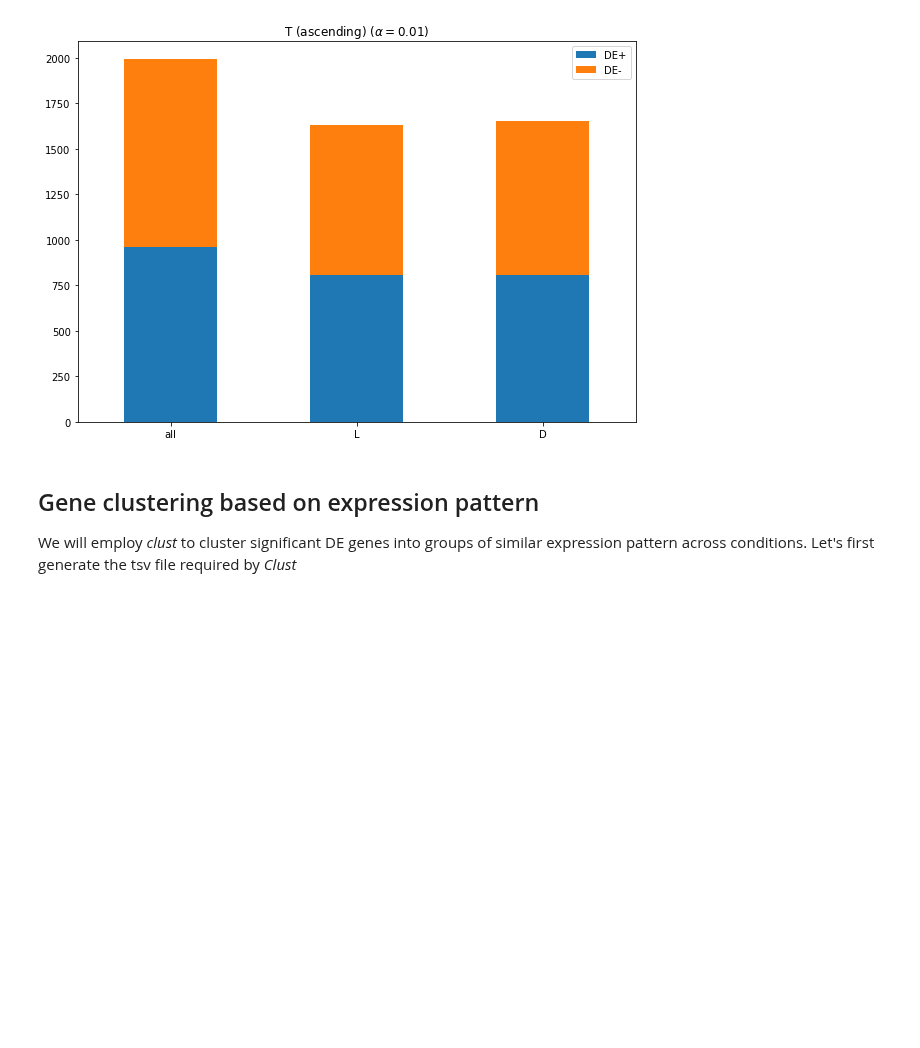
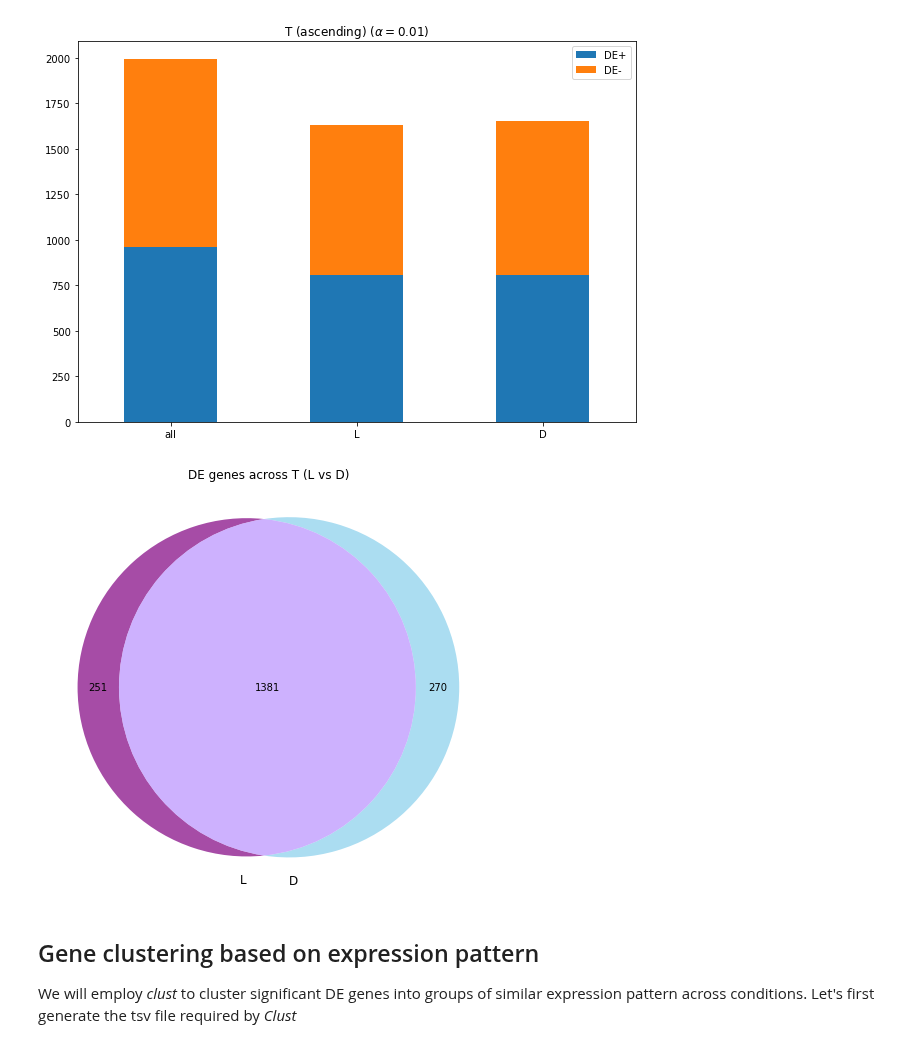
Before and after one commit to Robaina/Dokdonia, a Jupyter notebook: DE_Notebook.ipynb, the cells around one changed output. Drawn from its saved outputs; the diff is of its cells as text; code cells hidden in the pictures; blank space fills up the shorter version.

```diff
--- a/DE_Notebook.ipynb
+++ b/DE_Notebook.ipynb
@@ -148,6 +153,17 @@ ax = pd.DataFrame(T_stats).transpose().plot.bar(
     stacked=True, title=f'T (ascending) ($\\alpha={p_value_cutoff}$)', figsize=(10, 7), rot=0)
 # %% [output]
 [figure]
+# %%
+# Plot L-D Venn diagram
+plt.figure(figsize=(8, 8))
+set1 = set(T_res['L'].index)
+set2 = set(T_res['D'].index)
+venn2([set1, set2], ('L', 'D'),
+      set_colors=('purple', 'skyblue'), alpha = 0.7)
+plt.title('DE genes across T (L vs D)')
+plt.show()
+# %% [output]
+[figure, added]
 # %% [markdown]
 ## Gene clustering based on expression pattern
 We will employ _clust_ to cluster significant DE genes into groups of similar expression pattern across conditions. Let's first generate the tsv file required by _Clust_
```
Also changed, not shown: parts of 25 cells of this notebook, 29 other files.
